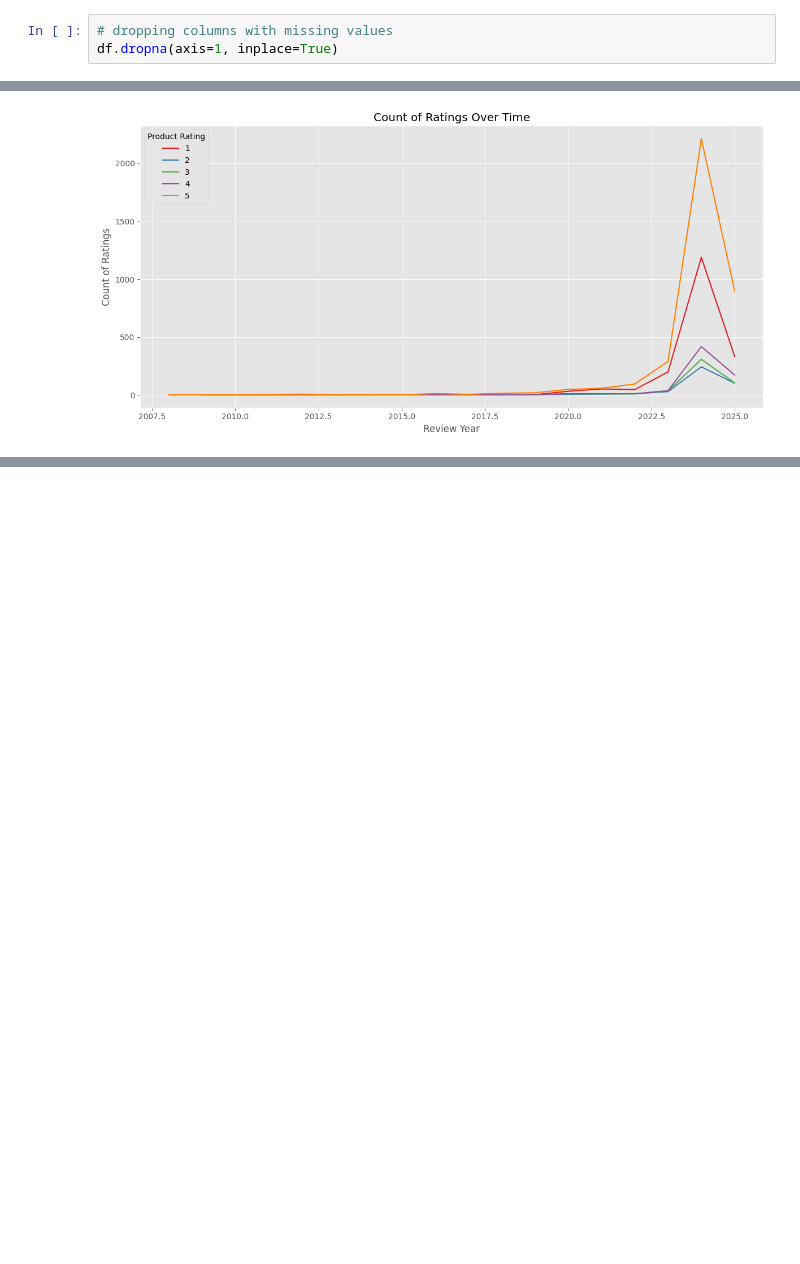
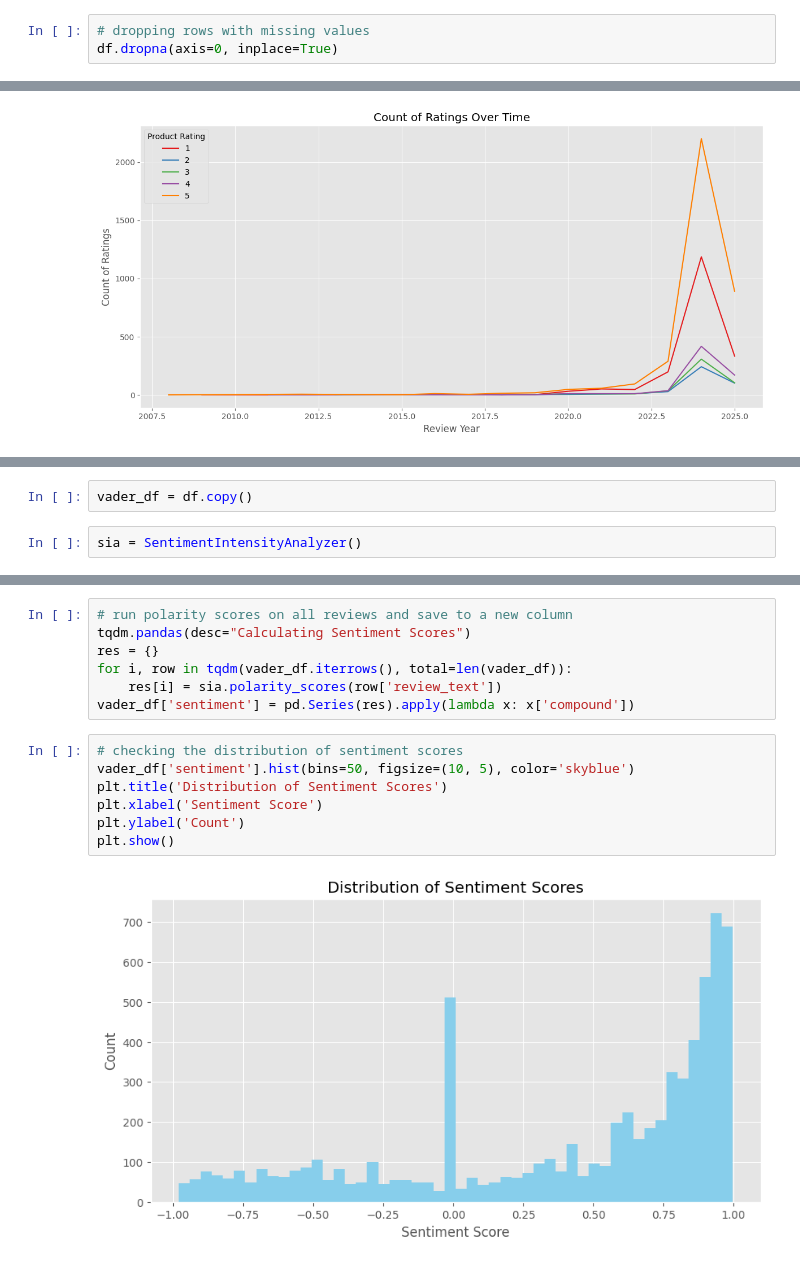
Before and after one commit to OchiengGideon/InternIntelligence_Sentiment-Analysis, a Jupyter notebook: notebook.ipynb, the cells around one changed output, grey strips where cells are left out. Cells and saved outputs as stored; diff of their text form; blank space fills up the shorter version.

Commit message:
Vader model

```diff
--- a/notebook.ipynb
+++ b/notebook.ipynb
@@ -106,8 +106,8 @@ review_date        0
 avg_rating         0
 dtype: int64
 # %%
-# dropping columns with missing values
-df.dropna(axis=1, inplace=True)
+# dropping rows with missing values
+df.dropna(axis=0, inplace=True)
 # %%
 # converting the 'review_date' column to datetime format
 df['review_date'] = pd.to_datetime(df['review_date'], format='%m/%d/%Y', errors='coerce')
@@ -162,0 +180,4 @@ plt.show()
+# %%
+vader_df = df.copy()
+# %%
+sia = SentimentIntensityAnalyzer()
@@ -162,0 +210,16 @@ plt.show()
+# %%
+# run polarity scores on all reviews and save to a new column
+tqdm.pandas(desc="Calculating Sentiment Scores")
+res = {}
+for i, row in tqdm(vader_df.iterrows(), total=len(vader_df)):
+    res[i] = sia.polarity_scores(row['review_text'])
+vader_df['sentiment'] = pd.Series(res).apply(lambda x: x['compound'])
+# %%
+# checking the distribution of sentiment scores
+vader_df['sentiment'].hist(bins=50, figsize=(10, 5), color='skyblue')
+plt.title('Distribution of Sentiment Scores')
+plt.xlabel('Sentiment Score')
+plt.ylabel('Count')
+plt.show()
+# %% [output]
+[figure, added]
```
Also changed, not shown: parts of 8 cells of this notebook.
